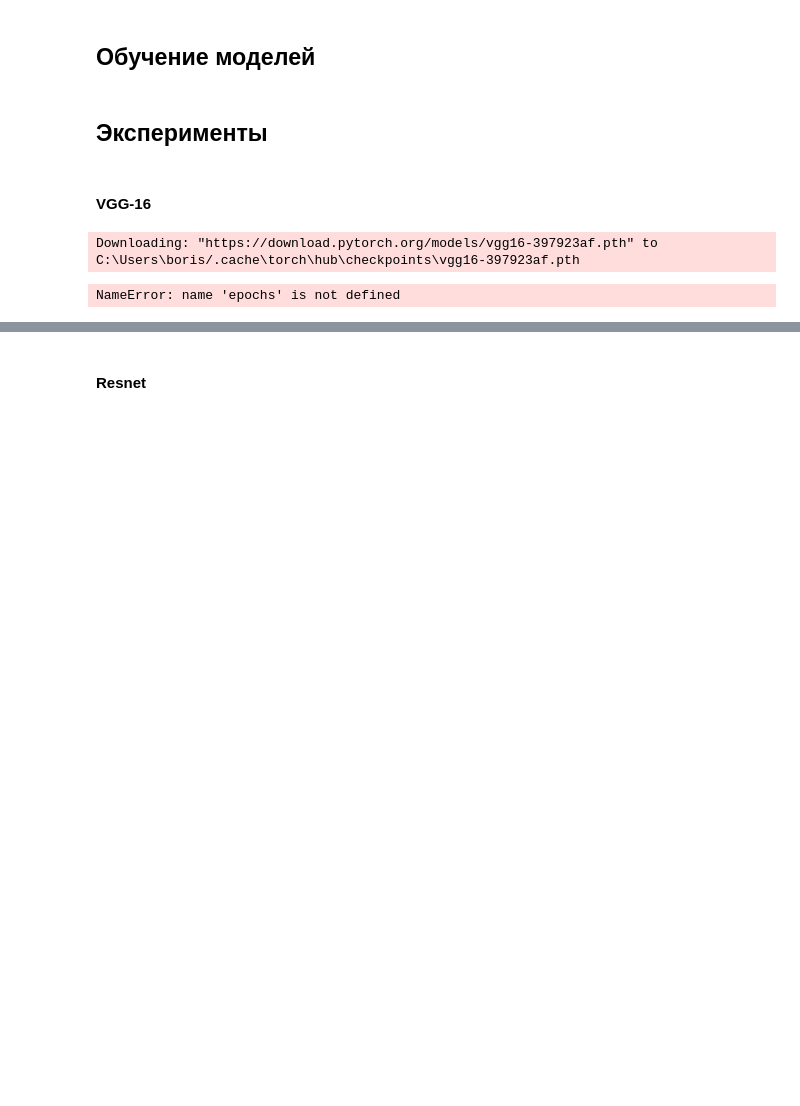
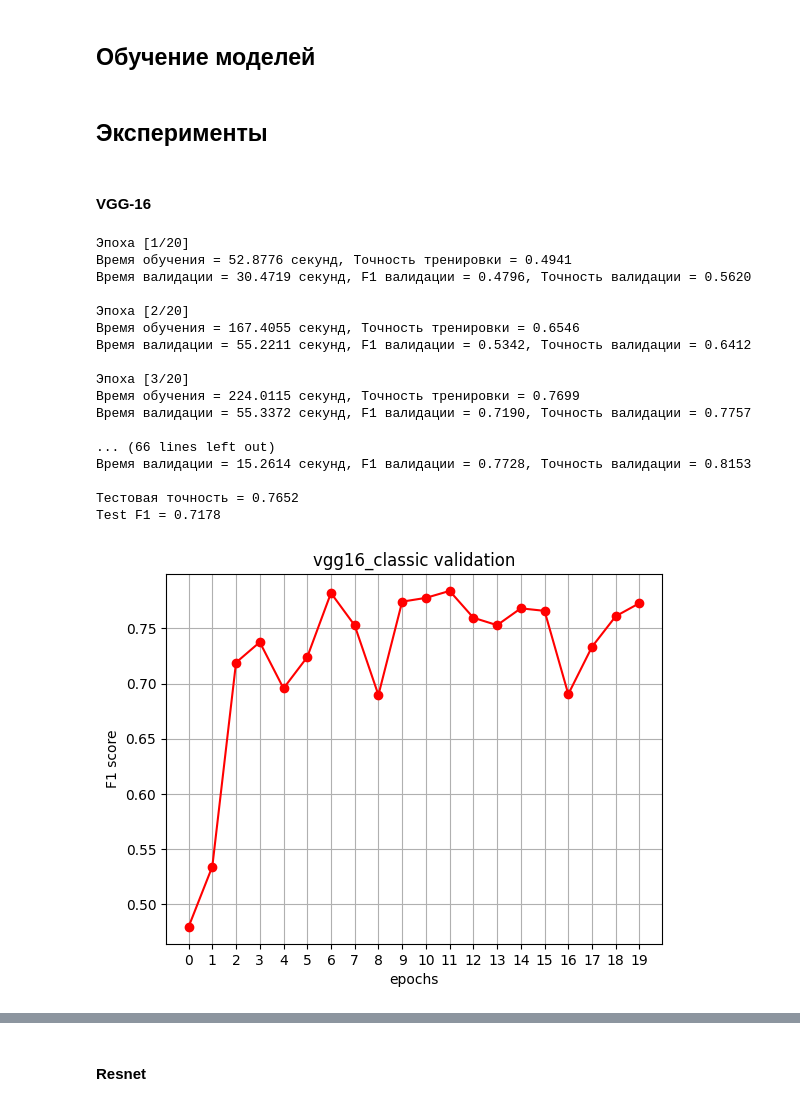
Before and after one commit to Rodimkov/deep-learning-course-practice-2024, a Jupyter notebook: laboratory_work_3/GUZANOVBG/lab3.ipynb, the cells around one changed output, grey strips where cells are left out. Drawn from its saved outputs; the diff is of its cells as text; code cells hidden in the pictures; blank space fills up the shorter version.

```diff
--- a/laboratory_work_3/GUZANOVBG/lab3.ipynb
+++ b/laboratory_work_3/GUZANOVBG/lab3.ipynb
@@ -312,8 +361,24 @@ def run(model_factory, name):
 # %% [markdown]
 #### VGG-16
 # %%
-run(vgg16_classic)
+run(VGG16.classic, 'vgg16_classic')
 # %% [output]
-Downloading: "https://download.pytorch.org/models/vgg16-397923af.pth" to C:\Users\boris/.cache\torch\hub\checkpoints\vgg16-397923af.pth
+Эпоха [1/20]
+Время обучения = 52.8776 секунд, Точность тренировки = 0.4941
+Время валидации = 30.4719 секунд, F1 валидации = 0.4796, Точность валидации = 0.5620
+
+Эпоха [2/20]
+Время обучения = 167.4055 секунд, Точность тренировки = 0.6546
+Время валидации = 55.2211 секунд, F1 валидации = 0.5342, Точность валидации = 0.6412
+
+Эпоха [3/20]
+Время обучения = 224.0115 секунд, Точность тренировки = 0.7699
+Время валидации = 55.3372 секунд, F1 валидации = 0.7190, Точность валидации = 0.7757
+
+... (66 lines left out)
+Время валидации = 15.2614 секунд, F1 валидации = 0.7728, Точность валидации = 0.8153
+
+Тестовая точность = 0.7652
+Test F1 = 0.7178
-NameError: name 'epochs' is not defined
+[figure, added]
 # %%
```
Also changed, not shown: parts of 20 cells of this notebook.
